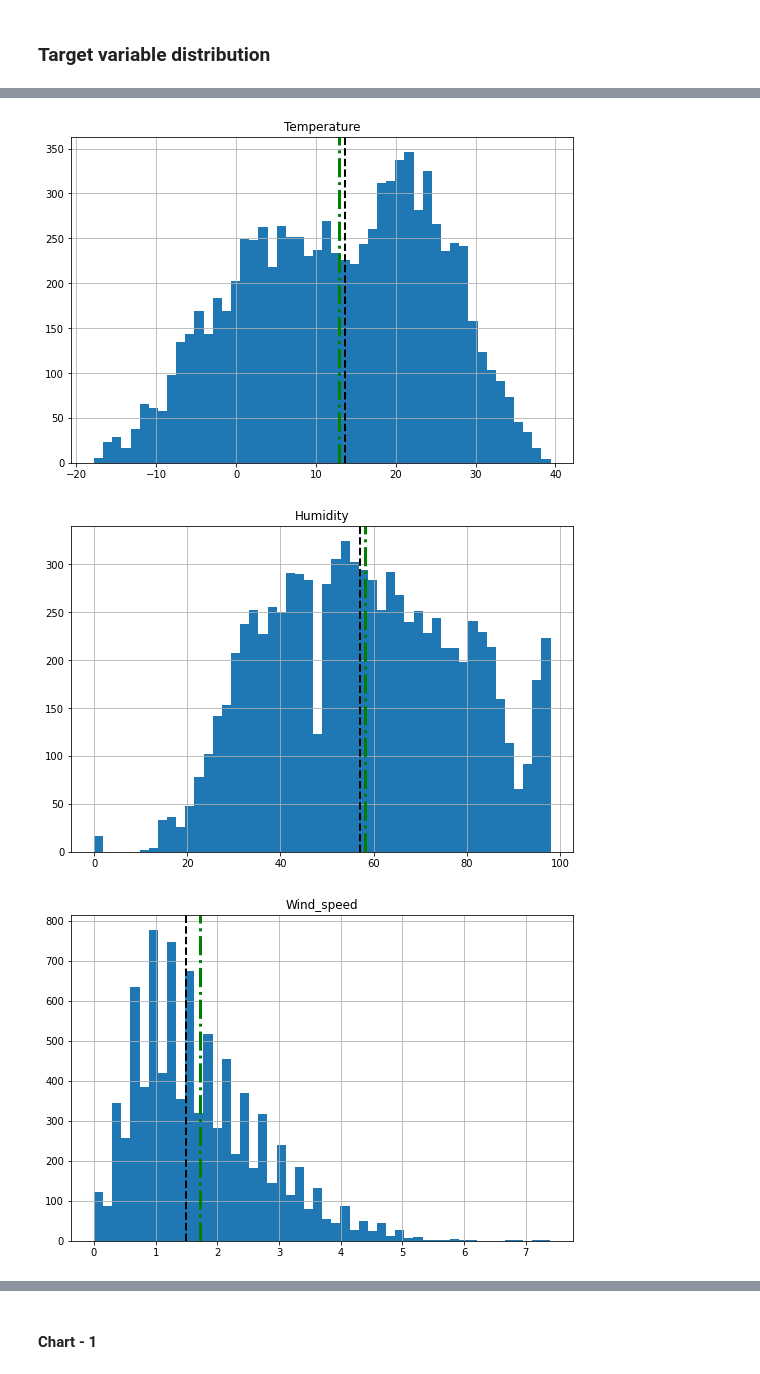
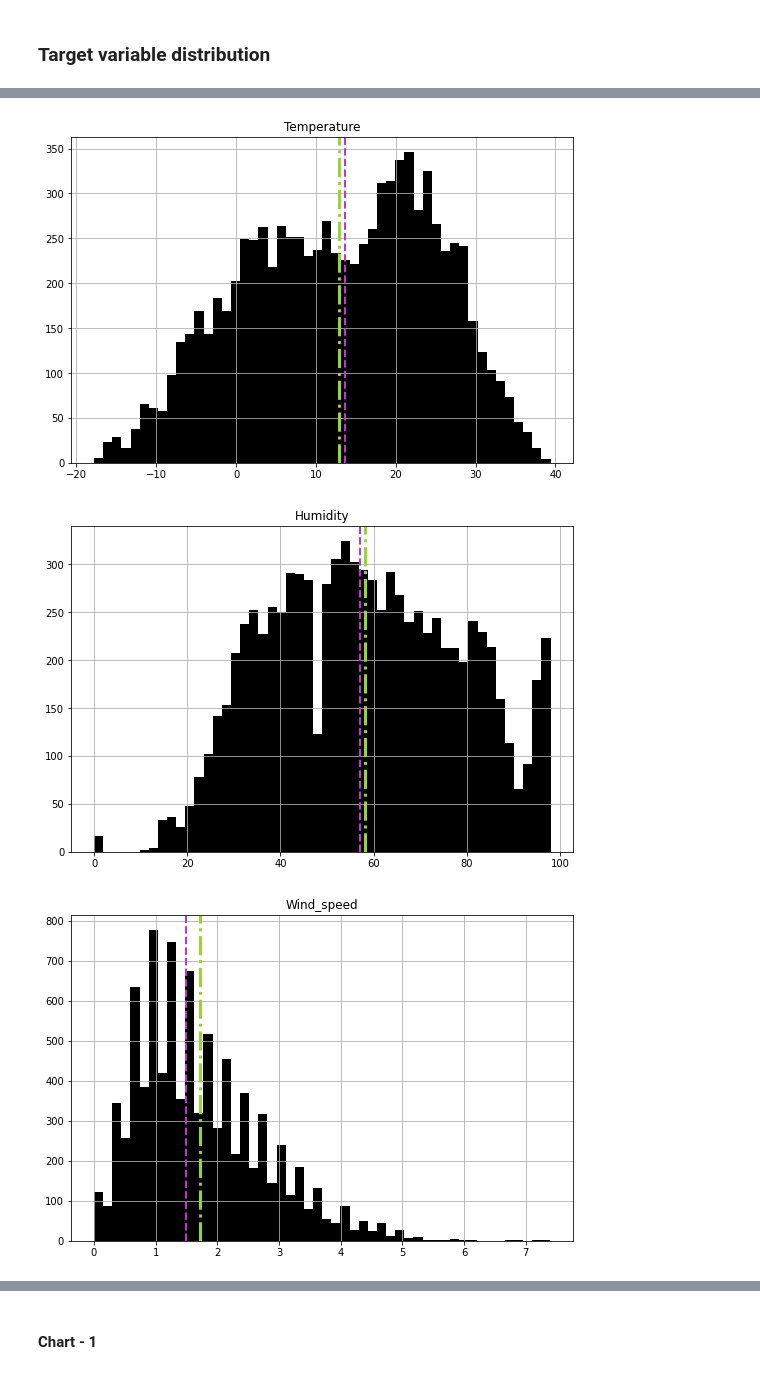
Before and after one commit to tarun422/Bike-Sharing-Demand, a Jupyter notebook: SouelBike.ipynb, the cells around one changed output, grey strips where cells are left out. Saved outputs shown, nothing was run; the diff lists cells and outputs as text; code cells hidden in the pictures.

```diff
--- a/SouelBike.ipynb
+++ b/SouelBike.ipynb
@@ -426,0 +523,6 @@ sns.boxplot(bike['Rented_Bike_Count'])
+# %%
+for i in list_of_categorical_column:
+ fig = plt.figure(figsize=(9, 6))
+ bike[i].value_counts().plot(kind='bar',color='#1d0ed1')
+ plt.title(i)
+ plt.show()
@@ -426,0 +536,5 @@ sns.boxplot(bike['Rented_Bike_Count'])
+# %%
+for i in list_of_categorical_column:
+  fig = plt.figure(figsize=(9, 6))
+  sns.barplot(y=bike['Rented_Bike_Count'],x=bike[i])
+  plt.show()
@@ -426,0 +553,5 @@ sns.boxplot(bike['Rented_Bike_Count'])
+# %%
+fig = plt.figure(figsize=(9, 6))
+sns.lineplot(y=bike['Rented_Bike_Count'],x=bike['Hour'])
+sns.barplot(y=bike['Rented_Bike_Count'],x=bike['Hour'],color='#5581f2')
+plt.show()
@@ -428,0 +580,5 @@ sns.boxplot(bike['Rented_Bike_Count'])
+# %%
+for i in numarical_column:
+ fig = plt.figure(figsize=(9, 6))
+ sns.boxplot(bike[i],color='#bd112e')
+ plt.show()
@@ -438,9 +608,9 @@ for col in numarical_column:
     fig = plt.figure(figsize=(9, 6))
     ax = fig.gca()
     feature = bike[col]
-    feature.hist(bins=50, ax = ax)
-    ax.axvline(feature.mean(), color='green', linestyle='dashdot', linewidth=3)
-    ax.axvline(feature.median(), color='black', linestyle='dashed', linewidth=2)
+    feature.hist(bins=50, ax = ax,color='black')
+    ax.axvline(feature.mean(), color='#97d631', linestyle='dashdot', linewidth=3)
+    ax.axvline(feature.median(), color='#c631d6', linestyle='dashed', linewidth=2)
     ax.set_title(col)
 plt.show()
 # %% [output]
@@ -449,3 +619,3 @@ plt.show()
-[figure, old version]
+[figure, new version]
-[figure, old version]
+[figure, new version]
-[figure, old version]
+[figure, new version]
```
Also changed, not shown: parts of 28 cells of this notebook.
